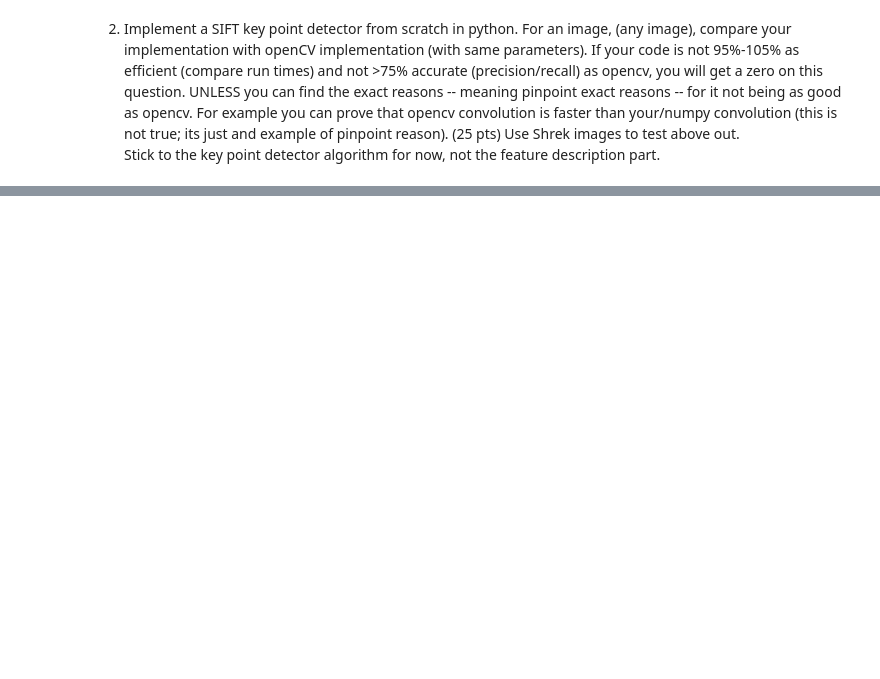
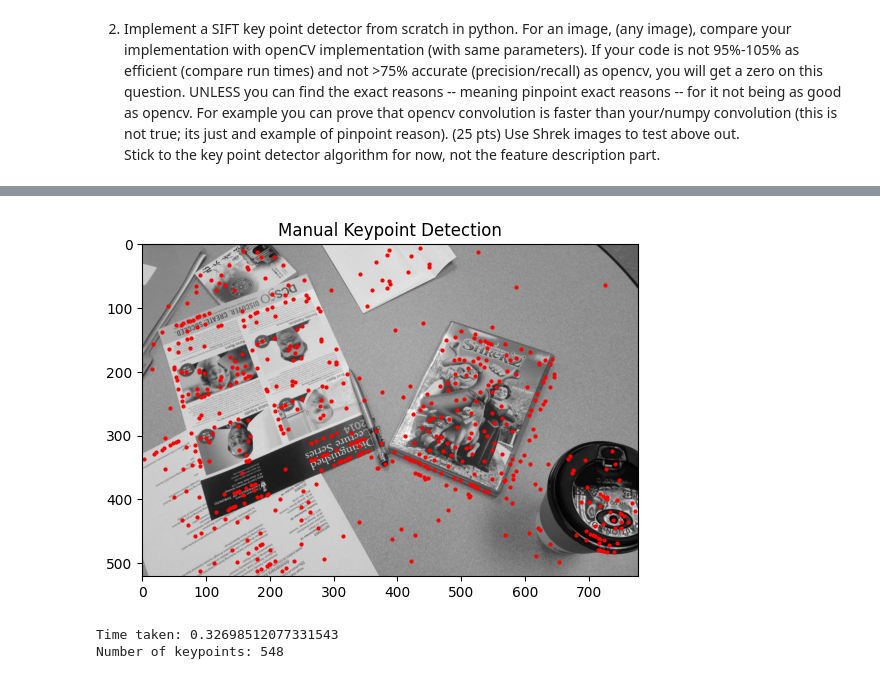
Before and after one commit to natharyan/CS-2467-Monsoon-2024, a Jupyter notebook: PSET2/2.ipynb, the cells around one changed output, grey strips where cells are left out. Cells and saved outputs as stored; diff of their text form; code cells hidden in the pictures; blank space fills up the shorter version.

```diff
--- a/PSET2/2.ipynb
+++ b/PSET2/2.ipynb
@@ -222,3 +239,15 @@ Number of keypoints: 203
+# %%
+start = time.time()
+sift_detector = SIFT_Keypoint_Detector()
+keypoints = sift_detector.detect_keypoints(gray_shreksmall)
+scratch_impl_time = time.time() - start
+sift_detector.draw_keypoints(gray_shreksmall, keypoints)
+print("Time taken:",scratch_impl_time)
+print("Number of keypoints:",len(keypoints))
+# %% [output]
+[figure, added]
+Time taken: 0.32698512077331543
+Number of keypoints: 548
 # %%
 import cv2
 import matplotlib.pyplot as plt
```
Also changed, not shown: parts of 15 cells of this notebook, 1 other file.
